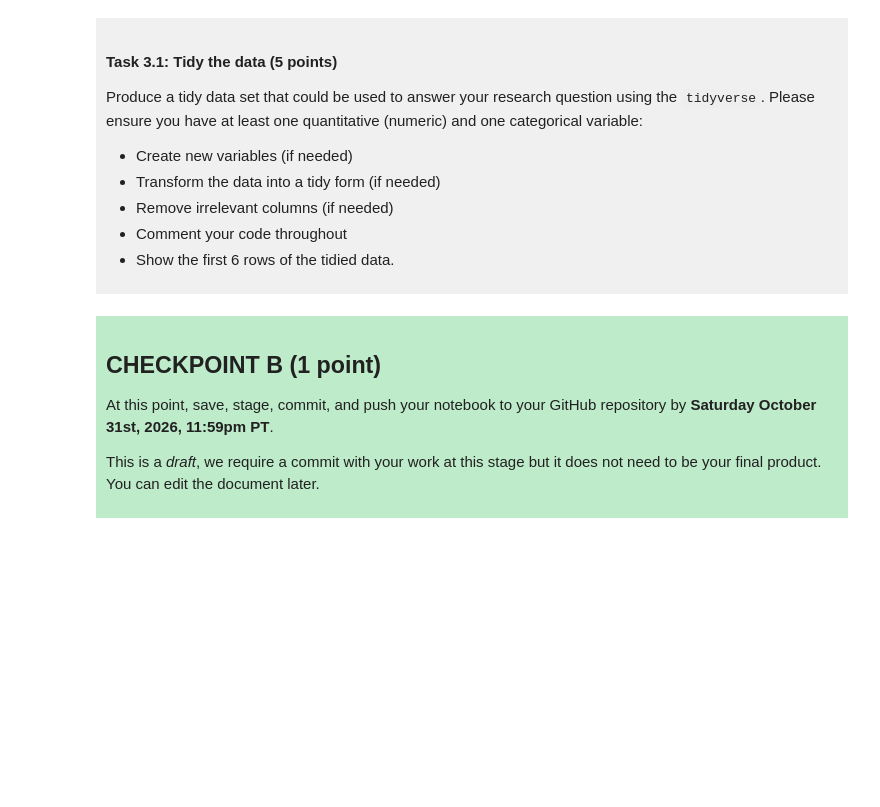
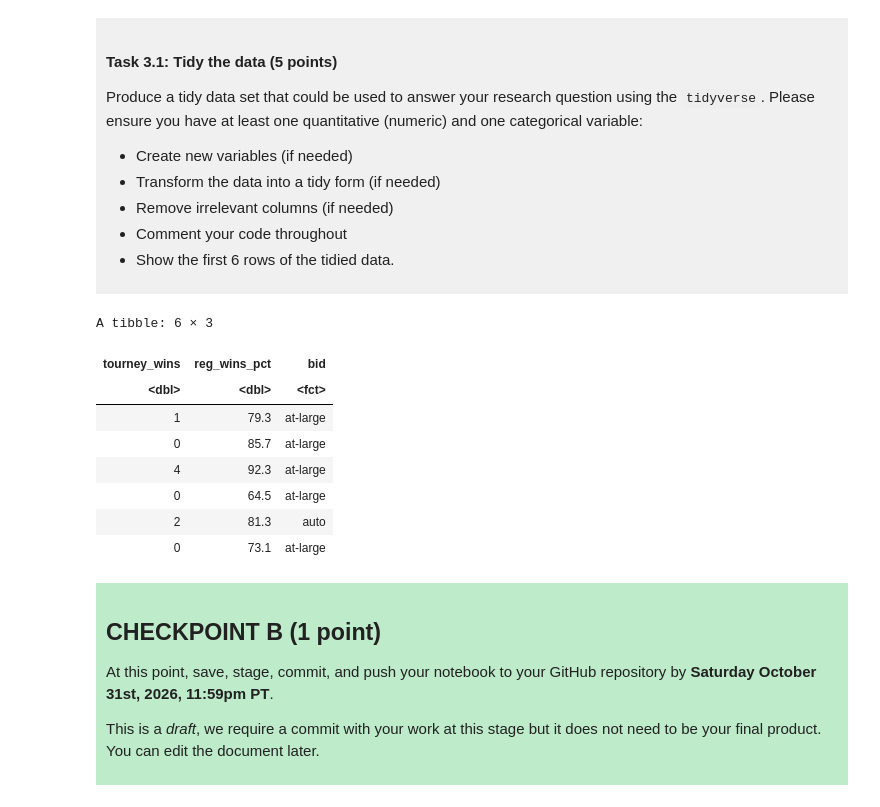
Before and after one commit to kebab199/dsci-100-project-kegham-kullahian, a Jupyter notebook: dsci-100-project-notebook.ipynb, the cells around one changed output. Saved outputs shown, nothing was run; the diff lists cells and outputs as text; code cells hidden in the pictures; blank space fills up the shorter version.

```diff
--- a/dsci-100-project-notebook.ipynb
+++ b/dsci-100-project-notebook.ipynb
@@ -189,7 +213,22 @@ Produce a tidy data set that could be used to answer your research question usin
 
 </div>
 # %%
-### EDIT THIS CODE CELL ###
+ncaa_tidy <- ncaa_data |>
+    select(tourney_wins, reg_wins_pct, bid) |>
+    mutate(bid = as_factor(bid))
+ncaa_tidy_six <- slice(ncaa_tidy, 1:6)
+
+ncaa_tidy_six
+# %% [output]
+A tibble: 6 × 3
+| tourney_wins | reg_wins_pct | bid |
+| <dbl> | <dbl> | <fct> |
+| 1 | 79.3 | at-large |
+| 0 | 85.7 | at-large |
+| 4 | 92.3 | at-large |
+| 0 | 64.5 | at-large |
+| 2 | 81.3 | auto |
+| 0 | 73.1 | at-large |
 # %% [markdown]
 <div style="background-color: #beebca; padding: 10px;">
 
```
Also changed, not shown: parts of 3 cells of this notebook.
